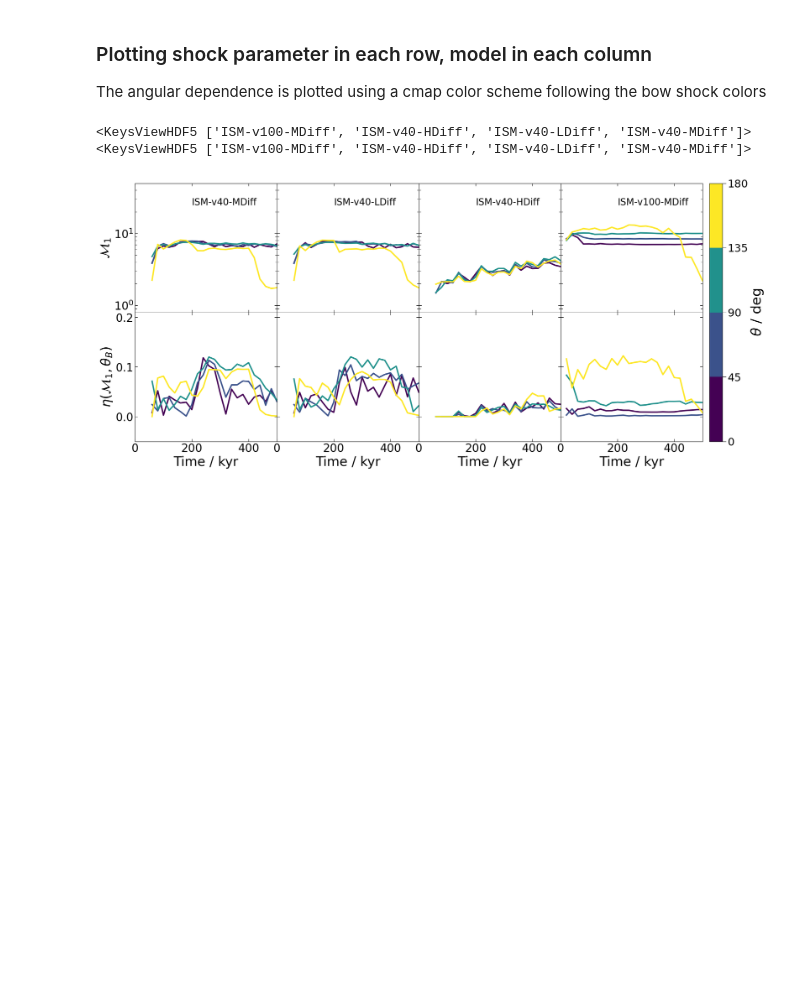
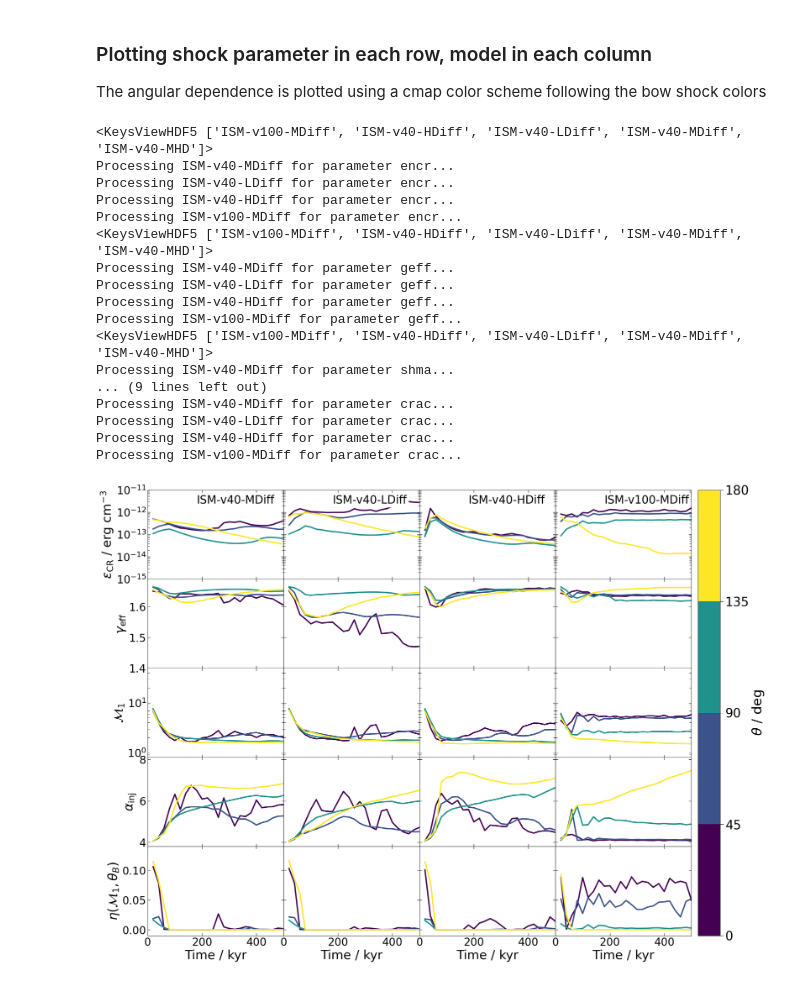
Before and after one commit to kwat0308/crbowshock_analysis_tools, a Jupyter notebook: calculate_CRshock_properties/plot_timeseries.ipynb, the cells around one changed output. Drawn from its saved outputs; the diff is of its cells as text; code cells hidden in the pictures; blank space fills up the shorter version.

```diff
--- a/calculate_CRshock_properties/plot_timeseries.ipynb
+++ b/calculate_CRshock_properties/plot_timeseries.ipynb
@@ -19,13 +19,13 @@ bowshock_config_dict = json.load(open("../config/bowshock_config.json"))
 bowshock_config = bowshock_config_dict["config"]
 shock_labels = bowshock_config_dict["shock_labels"]
 
-fig_dir = "/home/kwatanabe/Projects/cr-bowshocks/figures/revised/crshock"
+fig_dir = "/home/kwatanabe/Projects/cr-bowshocks/figures/crmhd_vs_mhd_revised"
 # %% [markdown]
 ### Plotting shock parameter in each row, model in each column
 
 The angular dependence is plotted using a cmap color scheme following the bow shock colors
 # %%
-params = ["encr", "geff", "shma", "mgob", "alpha_inj", 'crac', 'einj']
+params = ["encr", "geff", "shma", 'alpha_inj', 'crac']
 # params = ["dens", "pres", "vel", "mag"]
 # params = ["shma", "crac"]
 
@@ -35,7 +35,7 @@ bs_names.remove("ISM-v40-MHD")
 
 bs_names = ["ISM-v40-MDiff", "ISM-v40-LDiff", "ISM-v40-HDiff", "ISM-v100-MDiff"]
 # bs_names.remove("ISM-v100")
-shock_type = "term"
+shock_type = "outer"
 
 # create a custom qualitative cmap based on the average quantity of the theta range
 theta_ranges_plot = np.arange(0, 180+45, 45)
@@ -47,7 +47,7 @@ theta_ranges_color = [theta_cmap(theta_norm(th)) for th in theta_ranges_plot]
 theta_ranges_cmap = mcolors.LinearSegmentedColormap.from_list('theta_cmap', theta_ranges_color, len(theta_ranges_color))
 theta_ranges_norm = mcolors.BoundaryNorm(theta_ranges_plot, theta_ranges_cmap.N)
 # %%
-param_textpos = {"encr": 1.5e-11, "shma": 25, "crac": 0.15, "geff": 1.65, "alpha_inj":4.0, "mgob": 0.5, 'einj':5e-14}
+param_textpos = {"encr": 2.5e-12, "shma": 25, "crac": 0.15, "geff": 1.65, "alpha_inj":4.0, "mgob": 0.5, 'einj':5e-14}
 # %%
 # param_textpos = {"dens" : 27, "vel" : 1e3, "pres" : 5e4, "mag" : 1e-5}
 
@@ -72,8 +72,8 @@ param_textpos = {"encr": 1.5e-11, "shma": 25, "crac": 0.15, "geff": 1.65, "alpha
 #     "vel" : r"$|\vec{v}|$ / km s${-1}$",
 # }
 # %%
-fig = plt.figure(figsize=(26, 22))
-fig = plt.figure(figsize=(26, 10))
+fig = plt.figure(figsize=(26, 18))
+# fig = plt.figure(figsize=(26, 10))
 gs = fig.add_gridspec(len(params), len(bs_names), hspace=0, wspace=0)
 axs = gs.subplots(sharex=True, sharey=False)
 
@@ -84,6 +84,7 @@ for ip, p in enumerate(params):
         print(f.keys())
 
         for ibs, bs_name in enumerate(bs_names):
+            print(f"Processing {bs_name} for parameter {p}...")
         # bs_labels = ['Before Rescaling', 'After Rescaling']
         # for ibs, bs_name in enumerate(['BowShock_CR_old', 'BowShock_CR_new']):
             # if bs_name in set(["ISM-v60"]):
@@ -159,42 +160,57 @@ for ip, p in enumerate(params):
             axs[ip, ibs].tick_params(
                 axis="y",
                 direction="in",
                 which="minor",
                 size=4,
                 labelsize=20,
                 right=True
             )
 
             if ibs != 0:
                 axs[ip, ibs].yaxis.set_ticklabels([])
 
             if ip == 0:
                 axs[ip, ibs].annotate(
                     # f"{bowshock_config[bs_name]['label']}",
                     f"{bs_name}",
-                    xy=(200, param_textpos[p]),
-                    fontsize=20,
+                    xy=(180, param_textpos[p]),
+                    fontsize=25,
                     bbox=dict(facecolor="white", edgecolor="none"),
                 )
 
 # colorbar
 sm = cm.ScalarMappable(cmap=theta_ranges_cmap, norm=theta_ranges_norm)
 cbar = fig.colorbar(sm, ax=axs.ravel().tolist(), pad=0.01)
 cbar.ax.set_ylabel(r"$\theta$ / deg", fontsize=30)
-cbar.ax.tick_params(axis="both", which="major", size=8, labelsize=23)
-cbar.ax.tick_params(axis="both", which="minor", size=6, labelsize=23)
+cbar.ax.tick_params(axis="both", which="major", size=8, labelsize=28)
+cbar.ax.tick_params(axis="both", which="minor", size=6, labelsize=28)
 
-# fig.savefig(
-#     os.path.join(fig_dir, f"timeseries_{shock_type}.pdf"),
-#     dpi=200,
-#     bbox_inches="tight",
-# )
+fig.savefig(
+    os.path.join(fig_dir, f"timeseries_{shock_type}.pdf"),
+    dpi=200,
+    bbox_inches="tight",
+)
 # fig.savefig(
 #     os.path.join(fig_dir, f"timeseries_{shock_type}_simpler.pdf"),
 #     dpi=200,
 #     bbox_inches="tight",
 # )
 # %% [output]
-<KeysViewHDF5 ['ISM-v100-MDiff', 'ISM-v40-HDiff', 'ISM-v40-LDiff', 'ISM-v40-MDiff']>
-<KeysViewHDF5 ['ISM-v100-MDiff', 'ISM-v40-HDiff', 'ISM-v40-LDiff', 'ISM-v40-MDiff']>
+<KeysViewHDF5 ['ISM-v100-MDiff', 'ISM-v40-HDiff', 'ISM-v40-LDiff', 'ISM-v40-MDiff', 'ISM-v40-MHD']>
+Processing ISM-v40-MDiff for parameter encr...
+Processing ISM-v40-LDiff for parameter encr...
+Processing ISM-v40-HDiff for parameter encr...
+Processing ISM-v100-MDiff for parameter encr...
+<KeysViewHDF5 ['ISM-v100-MDiff', 'ISM-v40-HDiff', 'ISM-v40-LDiff', 'ISM-v40-MDiff', 'ISM-v40-MHD']>
+Processing ISM-v40-MDiff for parameter geff...
+Processing ISM-v40-LDiff for parameter geff...
+Processing ISM-v40-HDiff for parameter geff...
+Processing ISM-v100-MDiff for parameter geff...
+<KeysViewHDF5 ['ISM-v100-MDiff', 'ISM-v40-HDiff', 'ISM-v40-LDiff', 'ISM-v40-MDiff', 'ISM-v40-MHD']>
+Processing ISM-v40-MDiff for parameter shma...
+... (9 lines left out)
+Processing ISM-v40-MDiff for parameter crac...
+Processing ISM-v40-LDiff for parameter crac...
+Processing ISM-v40-HDiff for parameter crac...
+Processing ISM-v100-MDiff for parameter crac...
-[figure, old version]
+[figure, new version]
```
Also changed, not shown: 35 other files.
